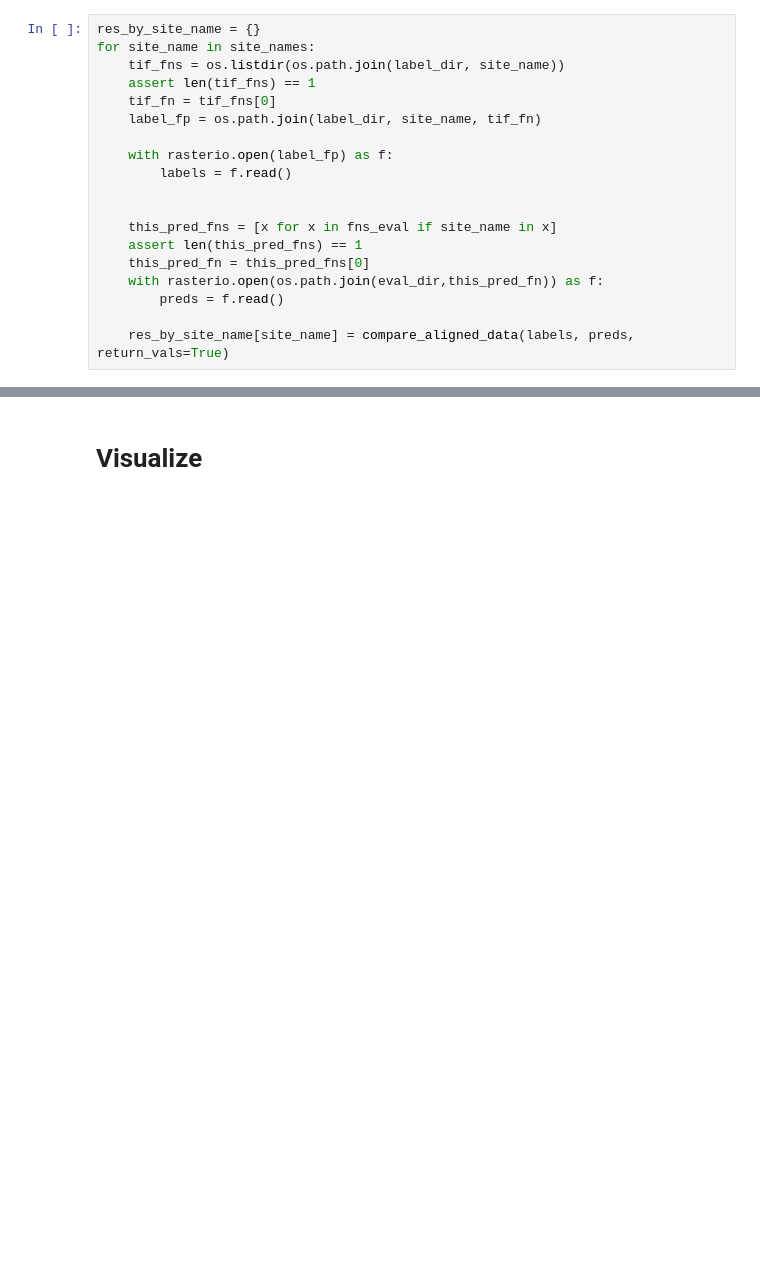
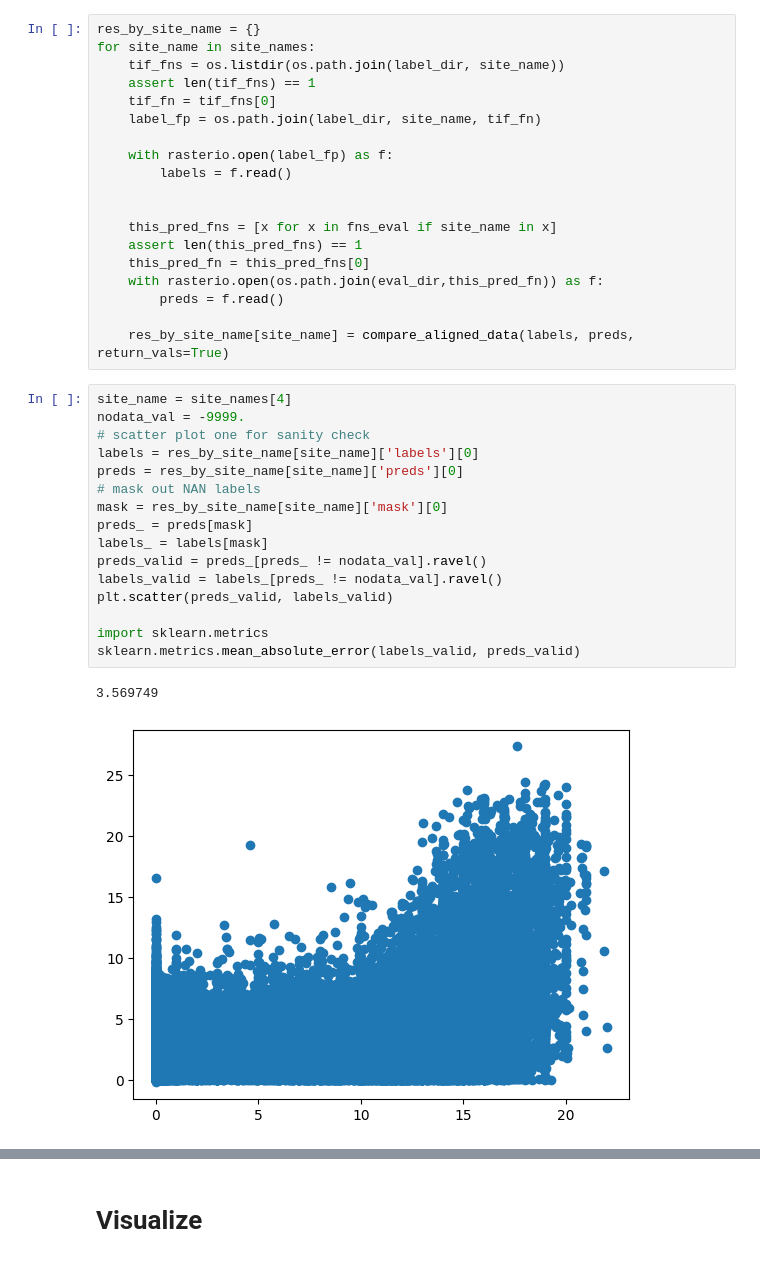
Before and after one commit to estherrolf/tree_mapping, a Jupyter notebook: eval_existing_tch.ipynb, the cells around one changed output, grey strips where cells are left out. Saved outputs shown, nothing was run; the diff lists cells and outputs as text; blank space fills up the shorter version.

```diff
--- a/eval_existing_tch.ipynb
+++ b/eval_existing_tch.ipynb
@@ -33,6 +33,25 @@ for site_name in site_names:
         preds = f.read()
 
     res_by_site_name[site_name] = compare_aligned_data(labels, preds, return_vals=True)
+# %%
+site_name = site_names[4]
+nodata_val = -9999.
+# scatter plot one for sanity check
+labels = res_by_site_name[site_name]['labels'][0]
+preds = res_by_site_name[site_name]['preds'][0]
+# mask out NAN labels
+mask = res_by_site_name[site_name]['mask'][0]
+preds_ = preds[mask]
+labels_ = labels[mask]
+preds_valid = preds_[preds_ != nodata_val].ravel()
+labels_valid = labels_[preds_ != nodata_val].ravel()
+plt.scatter(preds_valid, labels_valid)
+
+import sklearn.metrics
+sklearn.metrics.mean_absolute_error(labels_valid, preds_valid)
+# %% [output]
+3.569749
+[figure, added]
 # %%
 eval_metric = 'mae'
 res_plot = np.array([res_by_site_name[x][eval_metric] for x in site_names])
```
Also changed, not shown: parts of 3 cells of this notebook, 8 other files.
